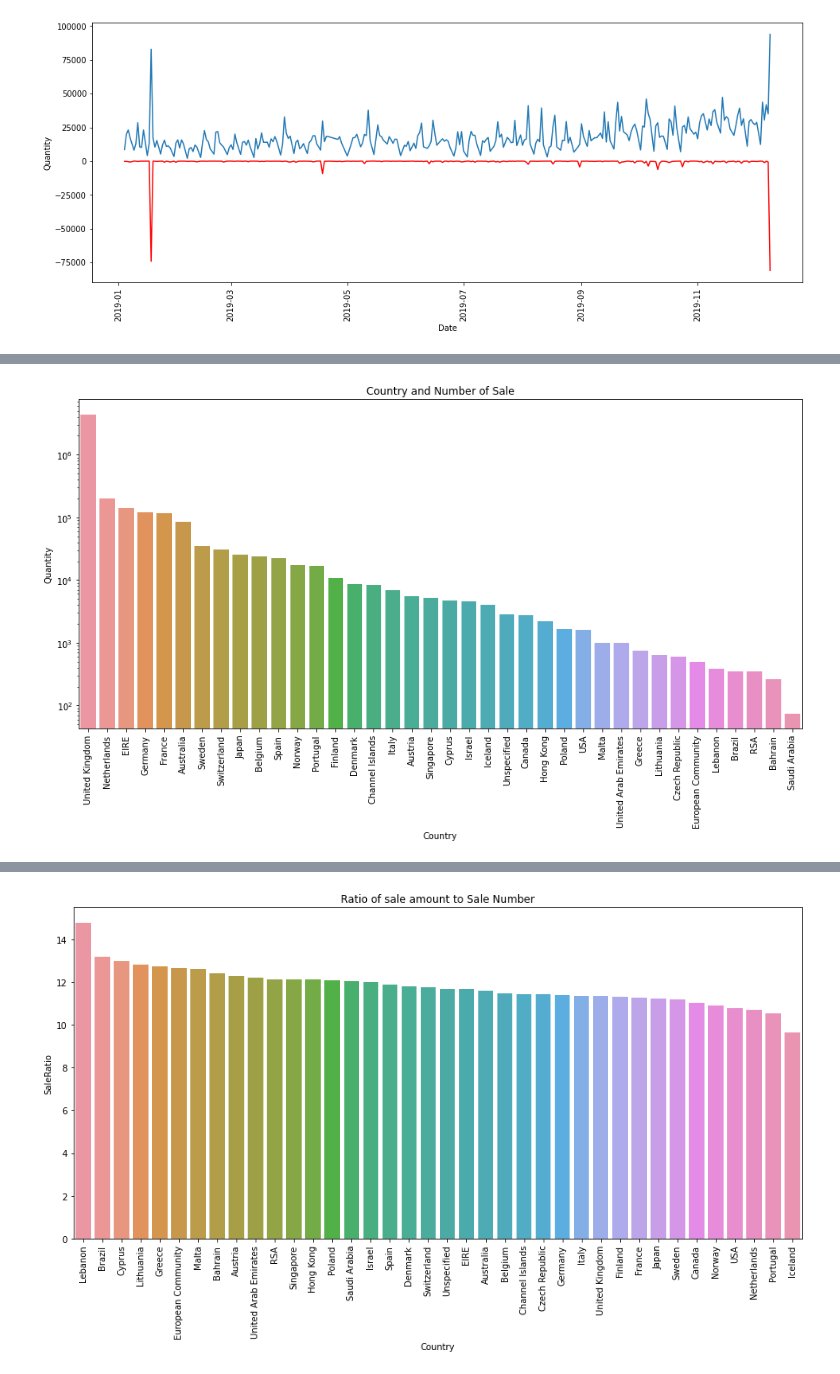
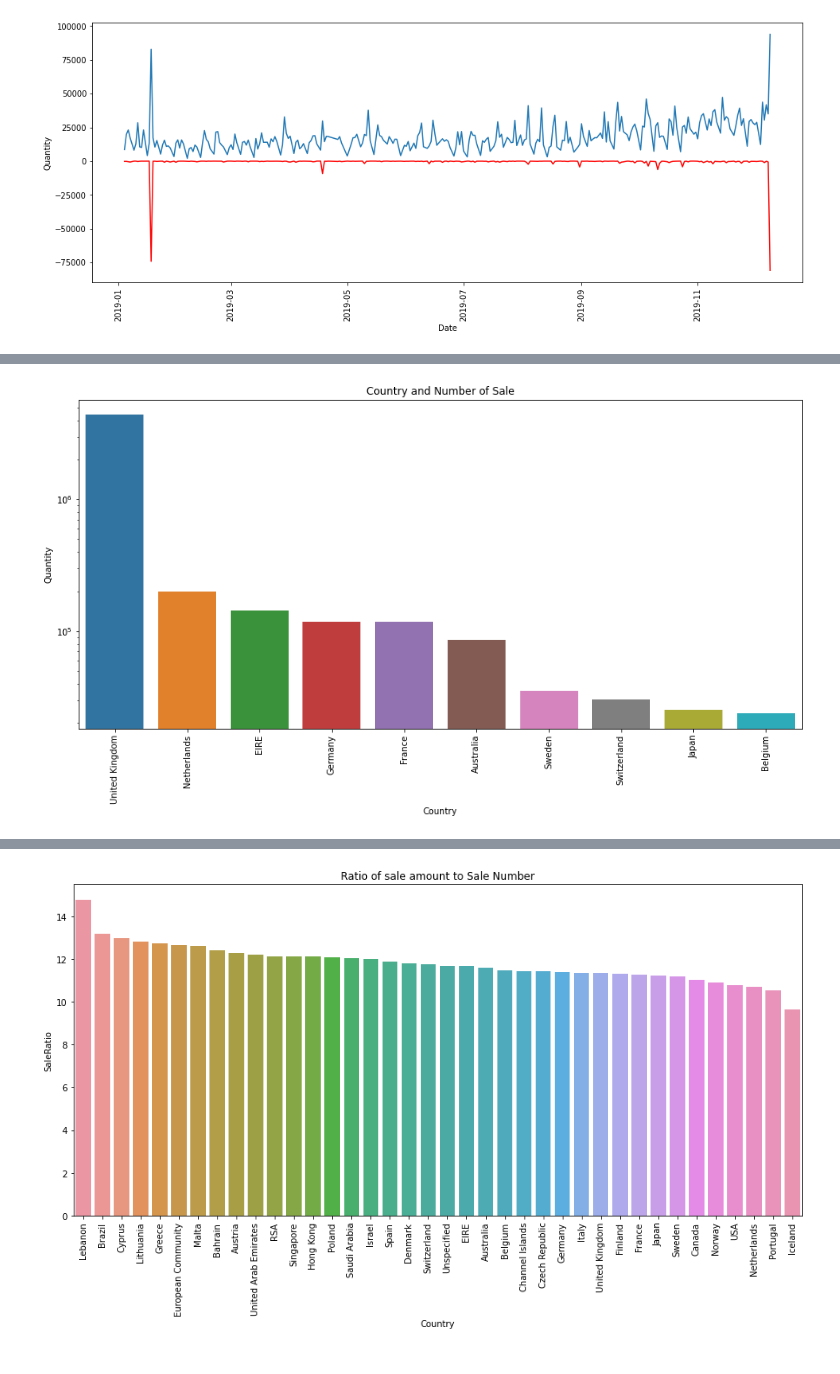
Before and after one commit to alipourmotlagh/E-commerce-Business-Transaction, a Jupyter notebook: product-analytics-e-commerce-business-transaction.ipynb, the cells around one changed output, grey strips where cells are left out. Saved outputs shown, nothing was run; the diff lists cells and outputs as text; code cells hidden in the pictures.

Commit message:
EDA Sep 28
weekYear

```diff
--- a/product-analytics-e-commerce-business-transaction.ipynb
+++ b/product-analytics-e-commerce-business-transaction.ipynb
@@ -100,7 +100,10 @@ data['Year'] = data.Date.dt.year
 # Creating Month Column
 data['Month'] = data.Date.dt.month
 # Creating Day Name Column
-data["Day_name"] = data["Date"].dt.day_name()
+data["DayName"] = data["Date"].dt.day_name()
+# Creating Day Name Column
+data["WeekNumber"] = data["Date"].dt.week
+data['YearWeek']=data['Year'].astype(str)+'-'+data['WeekNumber'].astype(str)
 # Sorting data based on the date
 data=data.sort_values(by='Date',ascending=True).reset_index(drop=True)
 data.head()
@@ -128,14 +156,14 @@ plt.show()
 # %%
-
+# Top 10 Countries based on the number of their sale
 fig, ax = plt.subplots(figsize=(15,7))
 country = data.groupby(['Country'],as_index=False).agg({'Quantity':'sum','TransactionAmount':'sum'})\
-    .sort_values(by='Quantity',ascending=False)
+    .sort_values(by='Quantity',ascending=False).head(10)
 
 ax.set_yscale('log')
 fig=sns.barplot(country,x='Country',y='Quantity')
 plt.xticks(rotation=90)
 plt.title('Country and Number of Sale')
 plt.show()
 # %% [output]
-[figure, old version]
+[figure, new version]
 # %%
```
Also changed, not shown: parts of 5 cells of this notebook.
